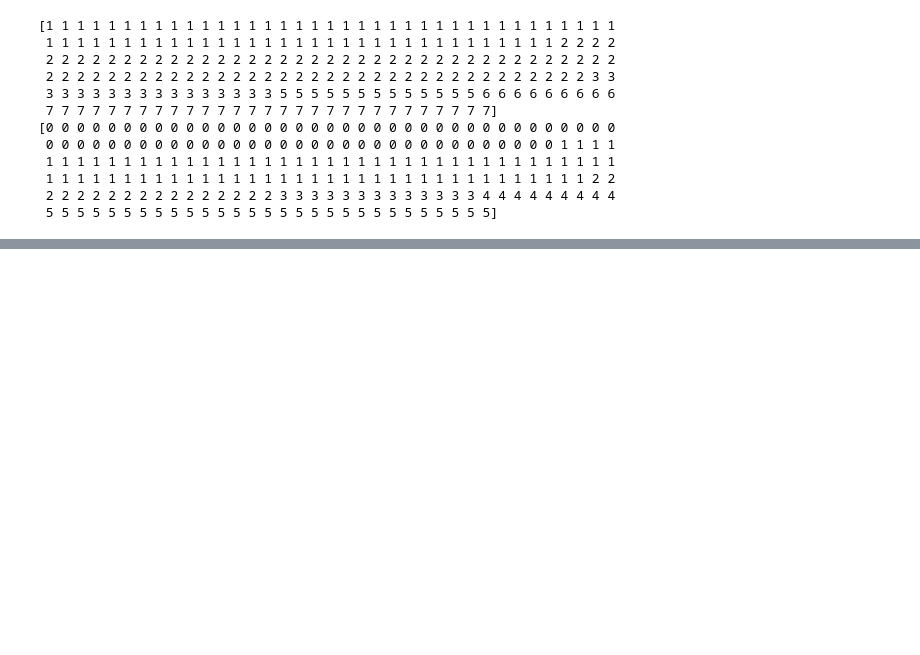
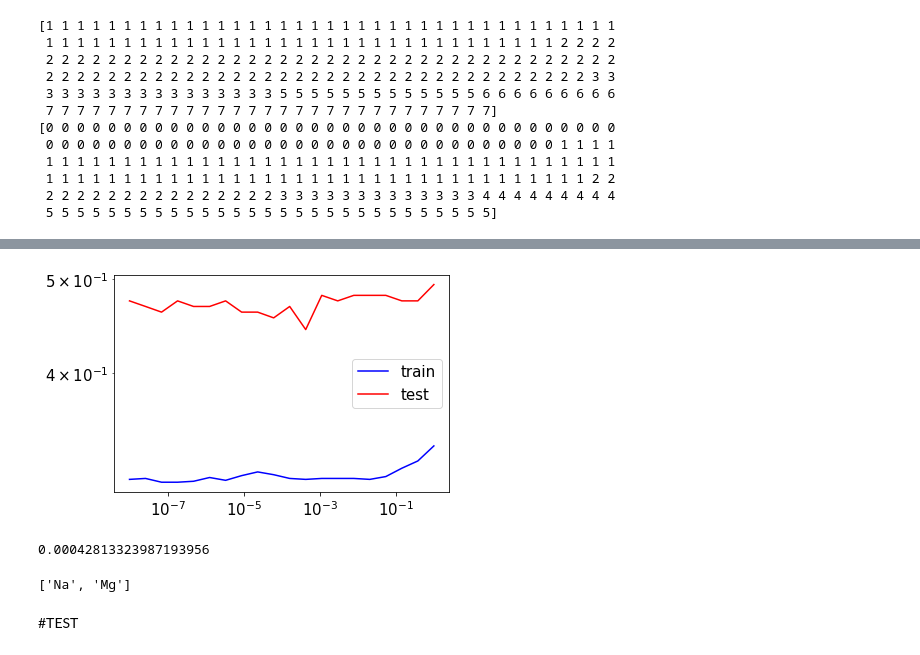
Before and after one commit to NikolajHee/MLDM-Assignment-2, a Jupyter notebook: classification.ipynb, the cells around one changed output, grey strips where cells are left out. Drawn from its saved outputs; the diff is of its cells as text; code cells hidden in the pictures; blank space fills up the shorter version.

```diff
--- a/classification.ipynb
+++ b/classification.ipynb
@@ -316,7 +316,7 @@ for m, (train_index, test_index) in enumerate(CV_outer.split(X,y)):
 
     ## STATISTICAL DATA
     ##MCNEMAR DATA
-    data = np.array([y_test, y_test_est_ann, y_test_est_ann, (y_test == big_class)])
+    data = np.array([y_test, y_test_est_ann, y_test_est_log, (y_test == big_class)])
     mc_nemar.append(data)
     #nvm ; variance[m] = np.var(x_test)
     # (y_test)
@@ -423,0 +503,14 @@ print(y)
+# %%
+plt.loglog(lambda_interval, train_err_vs_lambda, 'b', label="train")
+plt.loglog(lambda_interval, test_err_vs_lambda, 'r', label="test")
+plt.legend()
+plt.show()
+
+print(lambda_interval[np.argmin(test_err_vs_lambda)])
+# %% [output]
+[figure, added]
+0.00042813323987193956
+# %%
+attributeNames[index1:index2]
+# %% [output]
+['Na', 'Mg']
@@ -423,0 +519,2 @@ print(y)
+# %% [markdown]
+#TEST
```
Also changed, not shown: parts of 13 cells of this notebook, 5 other files.
